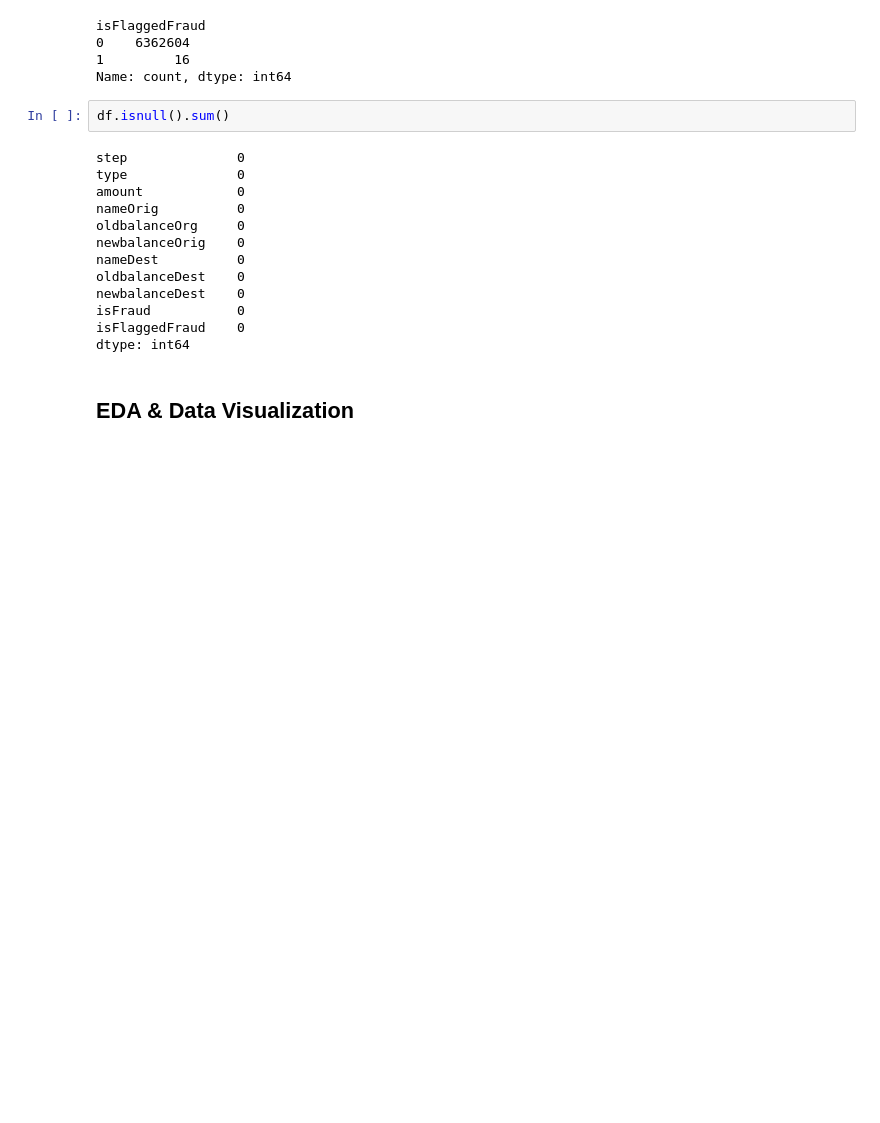
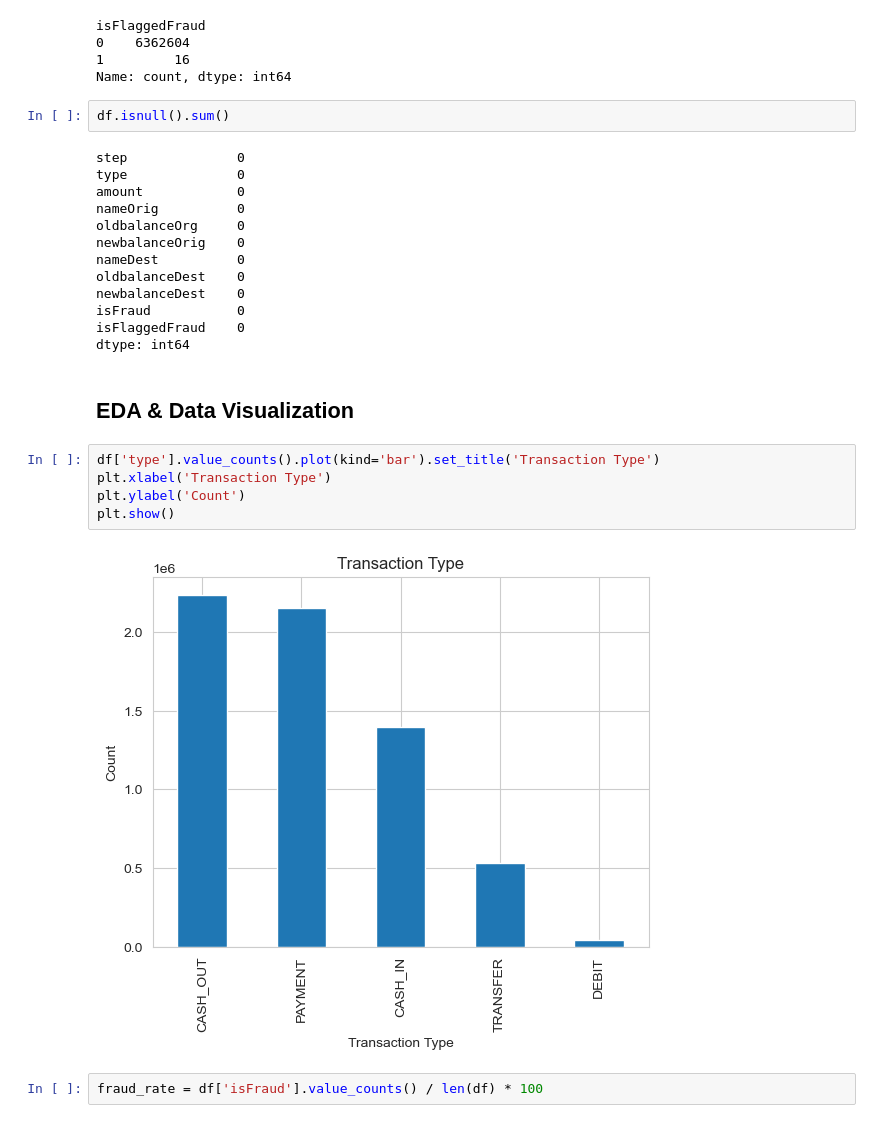
Before and after one commit to AmmadTanveer/Fraud-Detection-Using-ML, a Jupyter notebook: analysis.ipynb, the cells around one changed output. Saved outputs shown, nothing was run; the diff lists cells and outputs as text; blank space fills up the shorter version.

```diff
--- a/analysis.ipynb
+++ b/analysis.ipynb
@@ -83,3 +83,12 @@ isFlaggedFraud    0
 dtype: int64
 # %% [markdown]
 ## EDA & Data Visualization
+# %%
+df['type'].value_counts().plot(kind='bar').set_title('Transaction Type')
+plt.xlabel('Transaction Type')
+plt.ylabel('Count')
+plt.show()
+# %% [output]
+[figure, added]
+# %%
+fraud_rate = df['isFraud'].value_counts() / len(df) * 100
```
Also changed, not shown: parts of 21 cells of this notebook.
